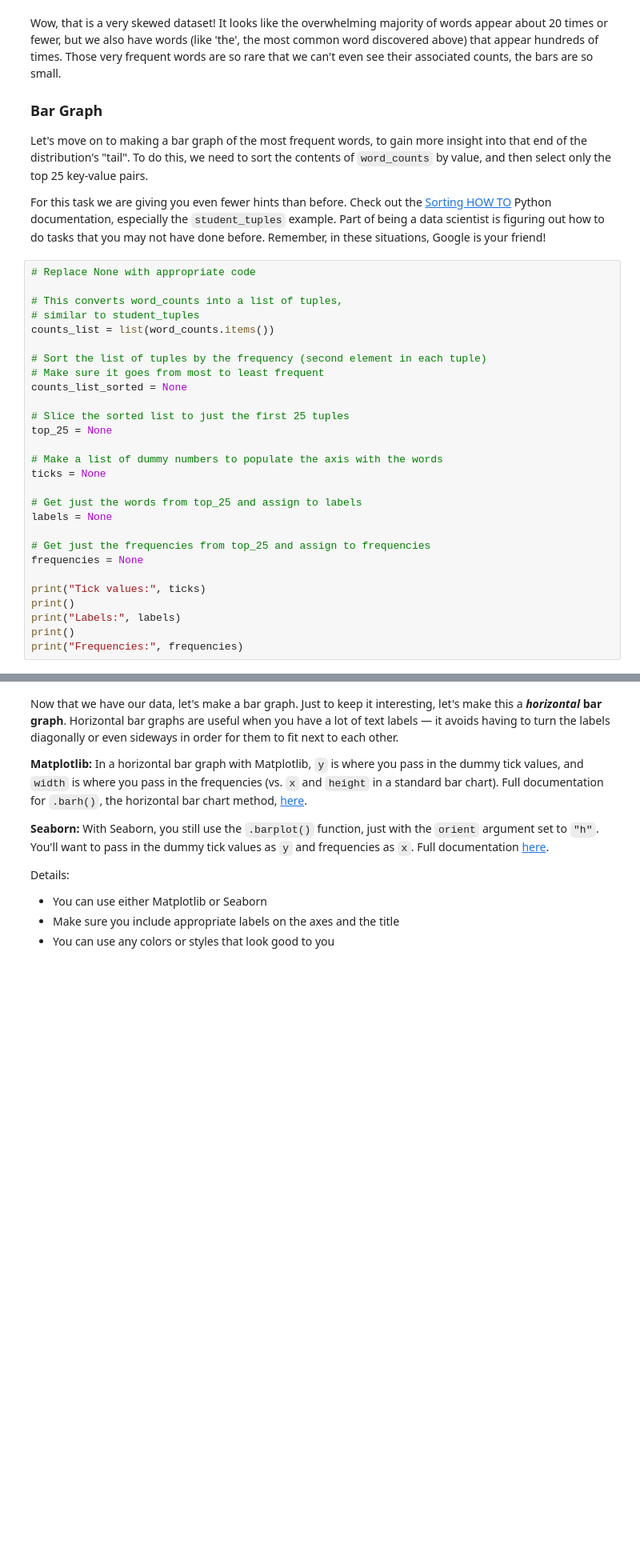
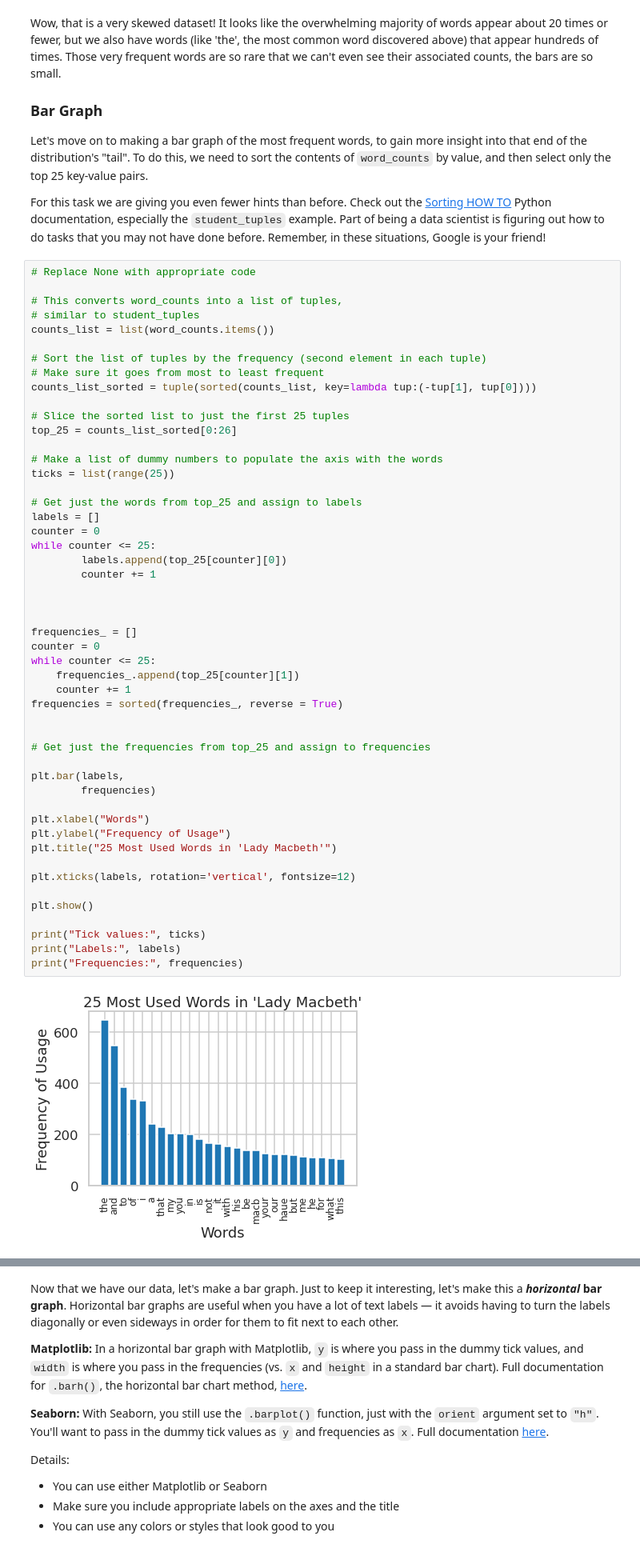
Before and after one commit to sealaurel/dsc-data-viz-cumulative-lab, a Jupyter notebook: index.ipynb, the cells around one changed output, grey strips where cells are left out. Shown at 80% size. Cells and saved outputs as stored; diff of their text form; blank space fills up the shorter version.

```diff
--- a/index.ipynb
+++ b/index.ipynb
@@ -323,28 +328,52 @@ For this task we are giving you even fewer hints than before. Check out the [Sor
 # %%
 # Replace None with appropriate code
 
 # This converts word_counts into a list of tuples,
 # similar to student_tuples
 counts_list = list(word_counts.items())
 
 # Sort the list of tuples by the frequency (second element in each tuple)
 # Make sure it goes from most to least frequent
-counts_list_sorted = None
+counts_list_sorted = tuple(sorted(counts_list, key=lambda tup:(-tup[1], tup[0])))
 
 # Slice the sorted list to just the first 25 tuples
-top_25 = None
+top_25 = counts_list_sorted[0:26]
 
 # Make a list of dummy numbers to populate the axis with the words
-ticks = None
+ticks = list(range(25))
 
 # Get just the words from top_25 and assign to labels
-labels = None
+labels = []
+counter = 0
+while counter <= 25:
+        labels.append(top_25[counter][0])
+        counter += 1
+
+
+
+frequencies_ = []
+counter = 0
+while counter <= 25:
+    frequencies_.append(top_25[counter][1])
+    counter += 1
+frequencies = sorted(frequencies_, reverse = True)
+
 
 # Get just the frequencies from top_25 and assign to frequencies
-frequencies = None
+
+plt.bar(labels,
+        frequencies)
+
+plt.xlabel("Words")
+plt.ylabel("Frequency of Usage")
+plt.title("25 Most Used Words in 'Lady Macbeth'")
+
+plt.xticks(labels, rotation='vertical', fontsize=12)
+
+plt.show()
 
 print("Tick values:", ticks)
-print()
 print("Labels:", labels)
-print()
 print("Frequencies:", frequencies)
+# %% [output]
+[figure, added]
```
Also changed, not shown: parts of 4 cells of this notebook.
